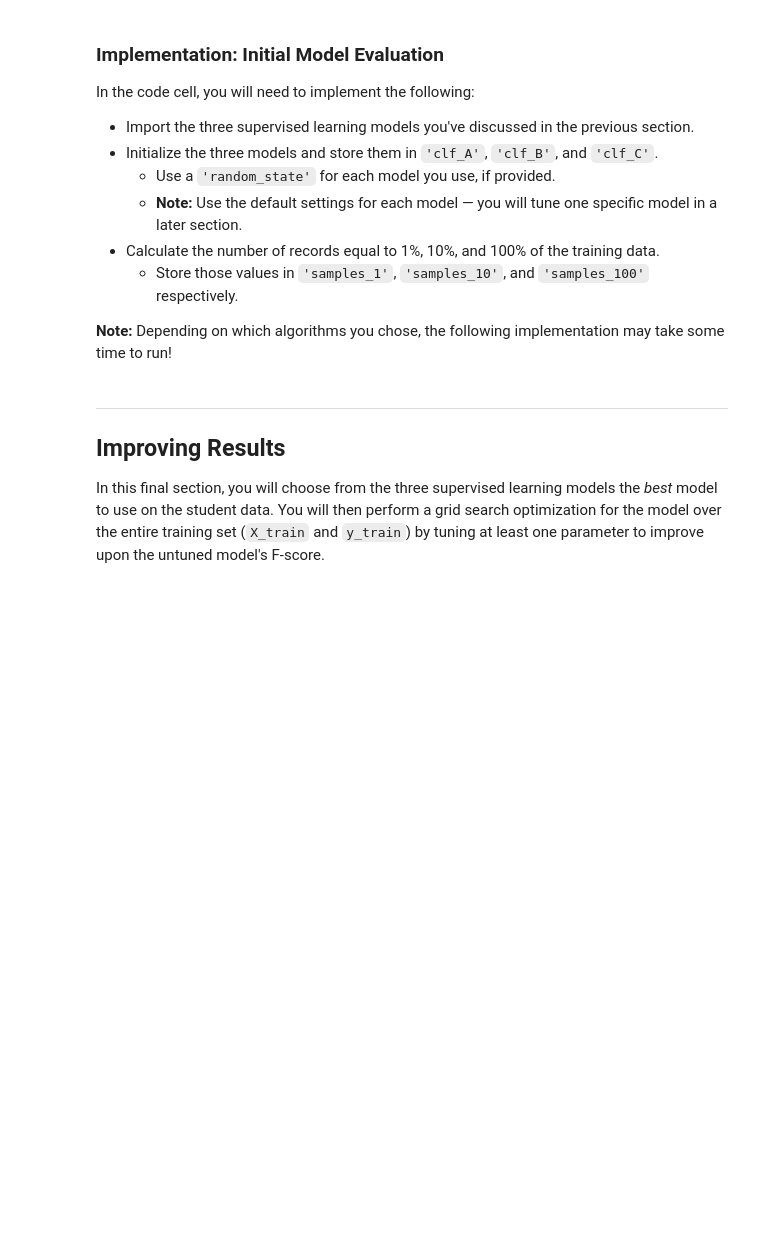
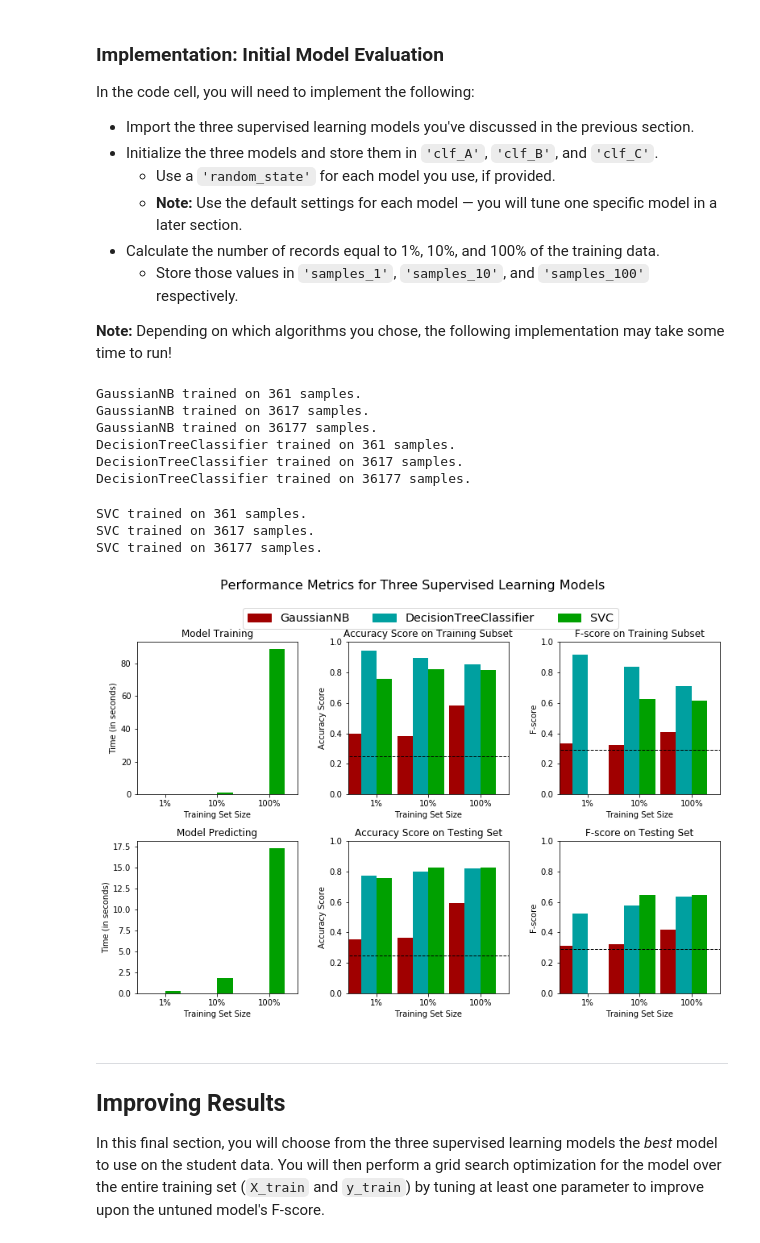
Before and after one commit to DawnMKing/CompletedMachineLearningProjects, a Jupyter notebook: finding_donors/finding_donors.ipynb, the cells around one changed output. Drawn from its saved outputs; the diff is of its cells as text; code cells hidden in the pictures; blank space fills up the shorter version.

```diff
--- a/finding_donors/finding_donors.ipynb
+++ b/finding_donors/finding_donors.ipynb
@@ -154,15 +154,16 @@ Additionally, as with the non-numeric features, we need to convert the non-numer
    - Set records with "<=50K" to `0` and records with ">50K" to `1`.
 # %%
 # TODO: One-hot encode the 'features_raw' data using pandas.get_dummies()
+columns=['workclass','education_level','marital-status','occupation','relationship','race','sex','native-country']
+#features = pd.get_dummies(features_raw[columns])
 features = pd.get_dummies(features_raw)
-print(features)
 # TODO: Encode the 'income_raw' data to numerical values
-income = income_raw.apply(lambda x: 0 if x == '<=50k' else 1)
+income = pd.get_dummies(income_raw)
 
 # Print the number of features after one-hot encoding
 encoded = list(features.columns)
-print "{} total features after one-hot encoding.".format(len(encoded))
+print("{} total features after one-hot encoding.".format(len(encoded)))
 
 # Uncomment the following line to see the encoded feature names
-print encoded
+#print(encoded)
 # %% [output]
@@ -219,10 +205,19 @@ Looking at the distribution of classes (those who make at most \$50,000, and tho
 **Note:** You must use the code cell below and assign your results to `'accuracy'` and `'fscore'` to be used later.
 # %%
 # TODO: Calculate accuracy
-accuracy = accuracy_score(features_raw, income)
+accuracy = float(n_greater_50k)/n_records
 
 # TODO: Calculate F-score using the formula above for beta = 0.5
-fscore = fbeta_score()
 
-# Print the results
-print "Naive Predictor: [Accuracy score: {:.4f}, F-score: {:.4f}]".format(accuracy, fscore)
+
+#prediction = np.asarray([1]*n_records)
+val=income['>50K'].value_counts()
+TN=val[0];TP=val[1];FN=0;FP=n_records-TP
+prec=TP/(TP+FP)
+
+recall=TP/(TP+FN)
+beta=0.5
+fscore = (1+beta**2)*((prec*recall)/(prec*beta**2 + recall))
+
+
+print("Naive Predictor: [Accuracy score: {:.4f}, F-score: {:.4f}]".format(accuracy, fscore))
@@ -320,28 +375,41 @@ In the code cell, you will need to implement the following:
 **Note:** Depending on which algorithms you chose, the following implementation may take some time to run!
 # %%
 # TODO: Import the three supervised learning models from sklearn
-
+from sklearn.naive_bayes import GaussianNB
+from sklearn import tree
+from sklearn.svm import SVC
 # TODO: Initialize the three models
-clf_A = None
-clf_B = None
-clf_C = None
+clf_A = GaussianNB()
+clf_B = tree.DecisionTreeClassifier(random_state=0)
+clf_C = SVC(random_state=0)
 
 # TODO: Calculate the number of samples for 1%, 10%, and 100% of the training data
-samples_1 = None
-samples_10 = None
-samples_100 = None
+samples_1 = int(len(X_train)/100)
+samples_10 = int(len(X_train)/10)
+samples_100 = len(X_train)
 
 # Collect results on the learners
 results = {}
 for clf in [clf_A, clf_B, clf_C]:
     clf_name = clf.__class__.__name__
     results[clf_name] = {}
     for i, samples in enumerate([samples_1, samples_10, samples_100]):
         results[clf_name][i] = \
         train_predict(clf, samples, X_train, y_train, X_test, y_test)
 
 # Run metrics visualization for the three supervised learning models chosen
 vs.evaluate(results, accuracy, fscore)
+# %% [output]
+GaussianNB trained on 361 samples.
+GaussianNB trained on 3617 samples.
+GaussianNB trained on 36177 samples.
+DecisionTreeClassifier trained on 361 samples.
+DecisionTreeClassifier trained on 3617 samples.
+DecisionTreeClassifier trained on 36177 samples.
+SVC trained on 361 samples.
+SVC trained on 3617 samples.
+SVC trained on 36177 samples.
+[figure, added]
 # %% [markdown]
 ----
 ## Improving Results
```
Also changed, not shown: parts of 26 cells of this notebook, 2 other files.
